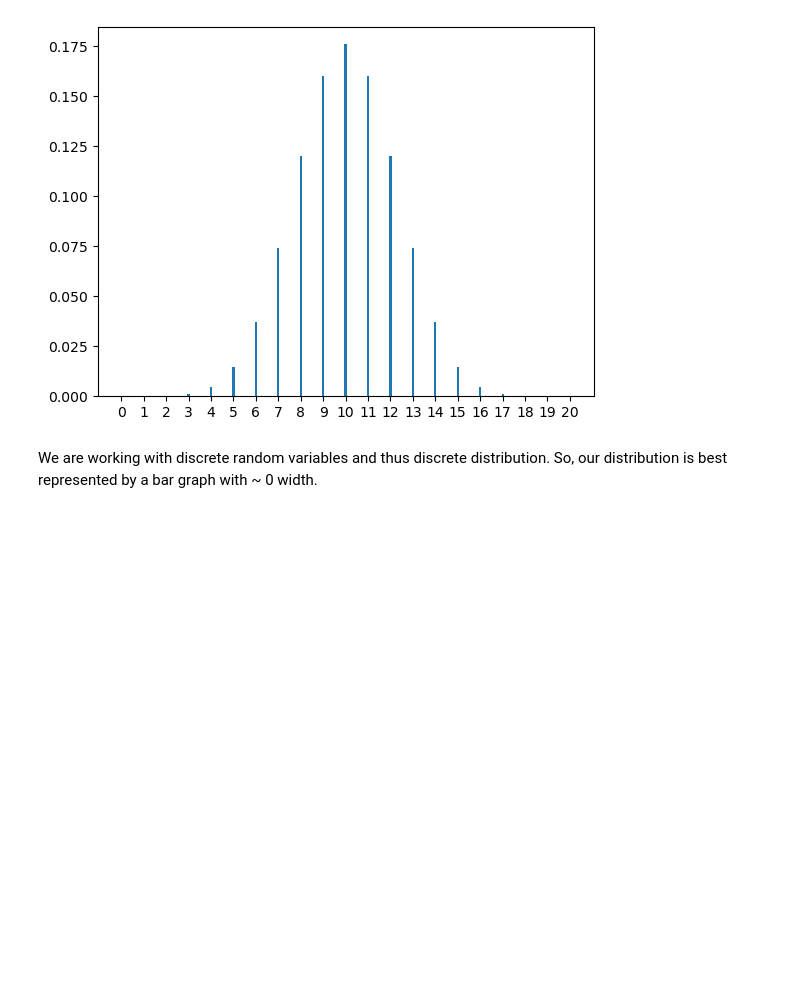
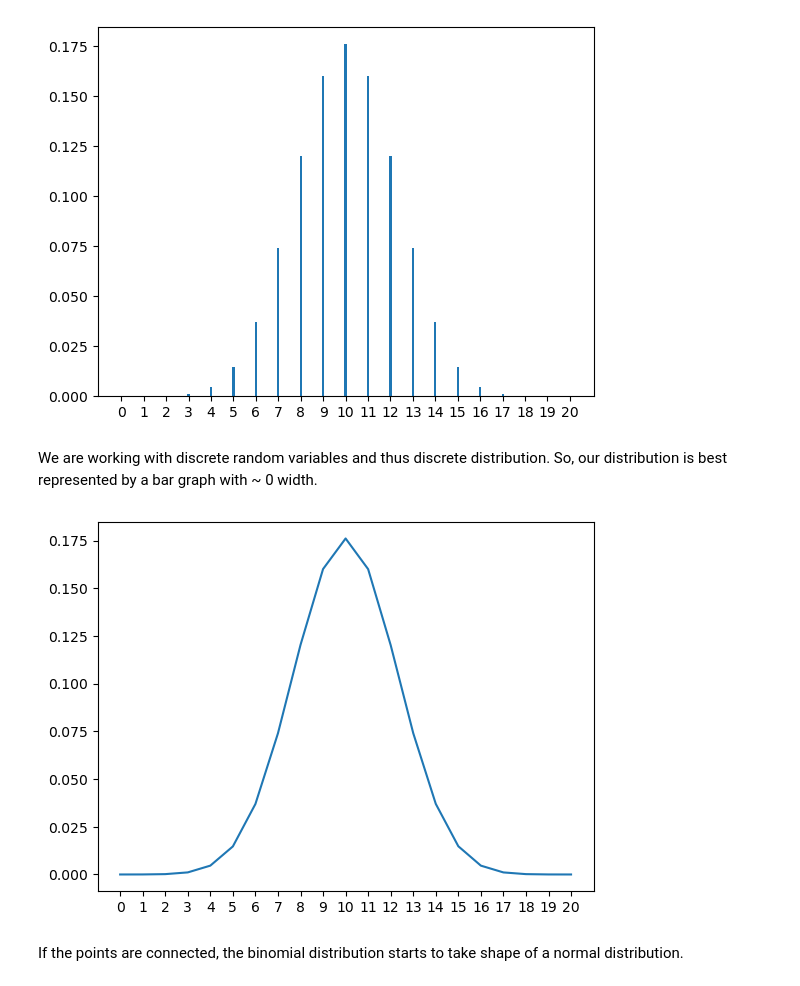
Before and after one commit to Pawan-Adhikari/Data-Science-Lab, a Jupyter notebook: 03_BinomialDistribution.ipynb, the cells around one changed output. Cells and saved outputs as stored; diff of their text form; code cells hidden in the pictures; blank space fills up the shorter version.

Commit message:
Linked binomial with normal.

```diff
--- a/03_BinomialDistribution.ipynb
+++ b/03_BinomialDistribution.ipynb
@@ -29,3 +29,11 @@ plt.show()
 [figure]
 # %% [markdown]
 We are working with discrete random variables and thus discrete distribution. So, our distribution is best represented by a bar graph with ~ 0 width.
+# %%
+plt.plot(values, probabilities, 0.1)
+plt.xticks(np.arange(min(values), max(values)+1, 1)) #Discrete X axis, so integers work better.
+plt.show()
+# %% [output]
+[figure, added]
+# %% [markdown]
+If the points are connected, the binomial distribution starts to take shape of a normal distribution.
```
